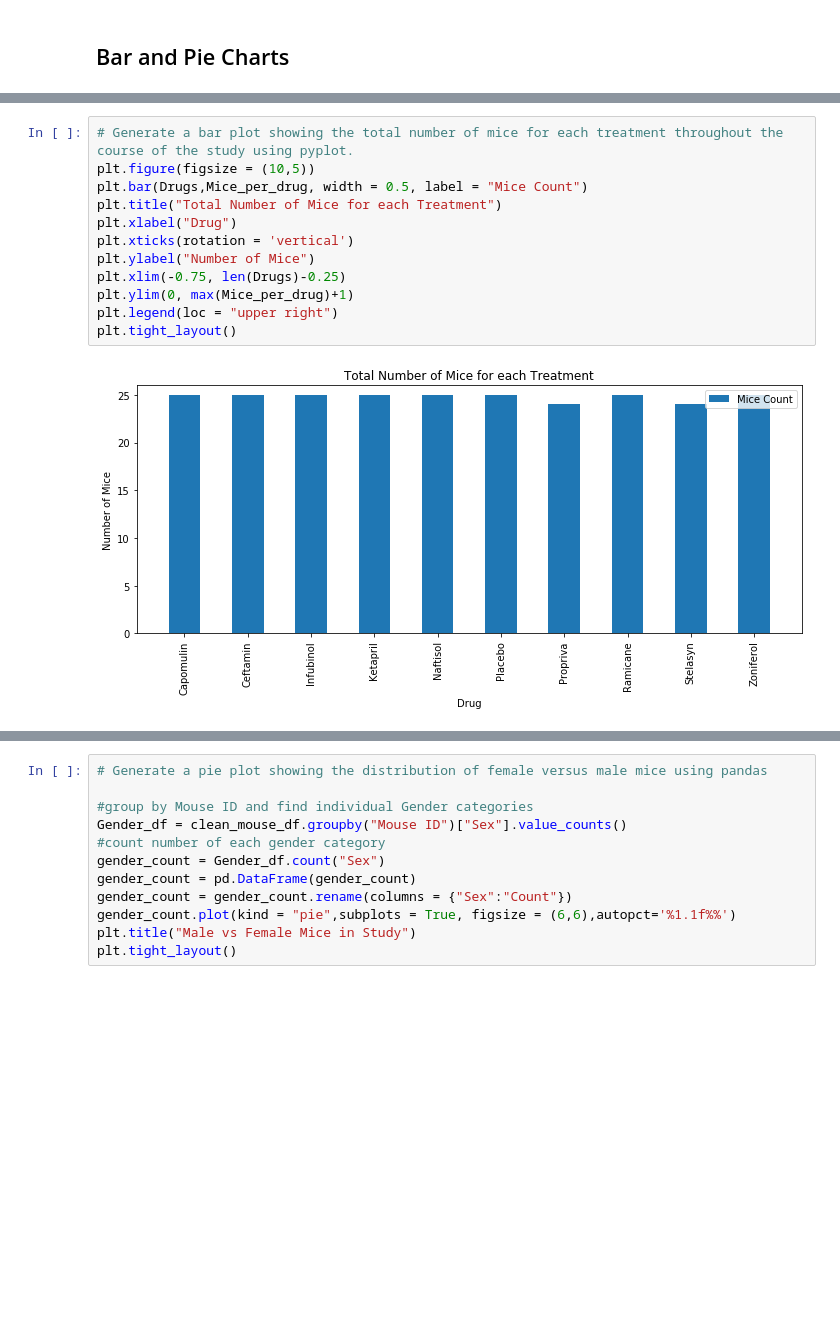
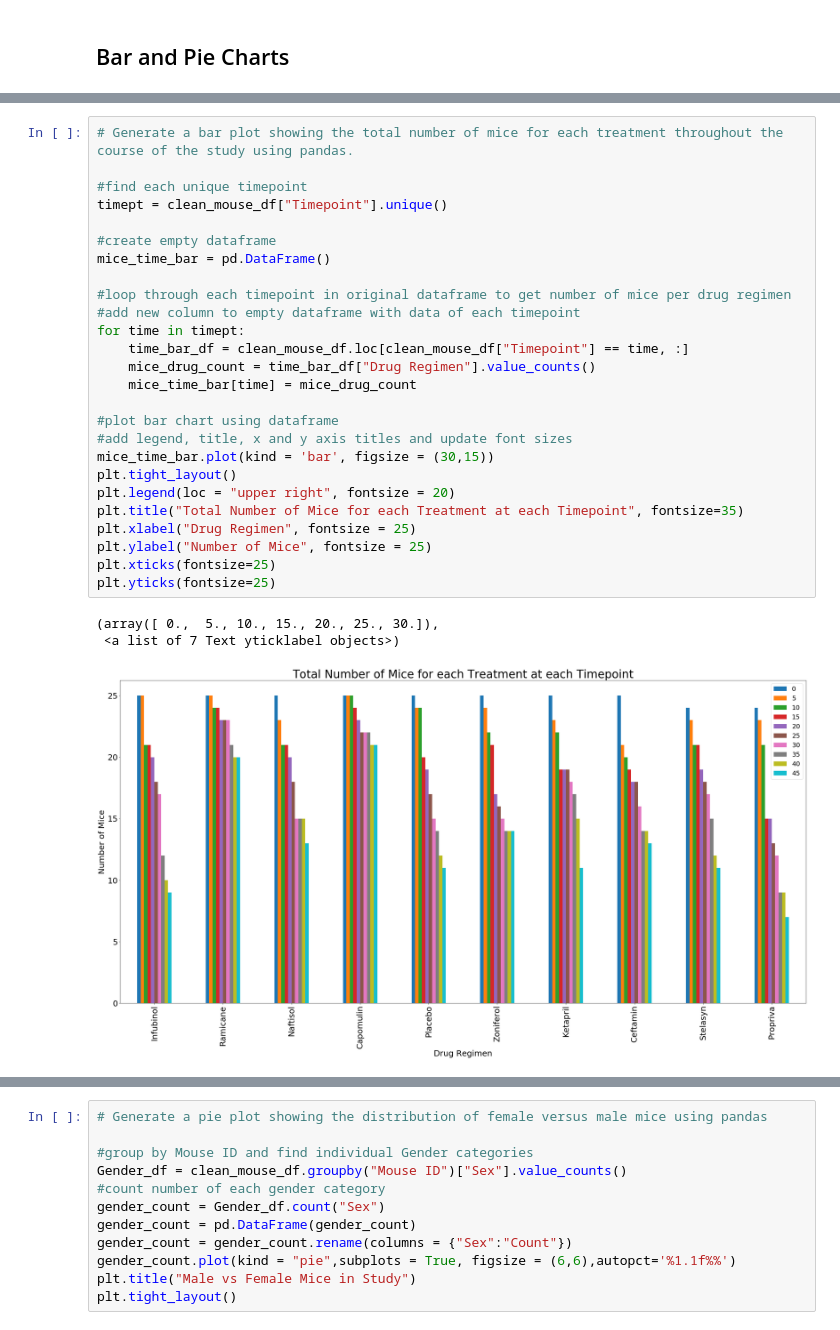
Before and after one commit to apizzo1/matplotlib-challenge, a Jupyter notebook: pymaceuticals_AP.ipynb, the cells around one changed output, grey strips where cells are left out. Saved outputs shown, nothing was run; the diff lists cells and outputs as text; blank space fills up the shorter version.

```diff
--- a/pymaceuticals_AP.ipynb
+++ b/pymaceuticals_AP.ipynb
@@ -229,14 +181,30 @@ Text(66.25, 0.5, 'Number of Mice')
-# %%
-# Generate a bar plot showing the total number of mice for each treatment throughout the course of the study using pyplot.
-plt.figure(figsize = (10,5))
-plt.bar(Drugs,Mice_per_drug, width = 0.5, label = "Mice Count")
-plt.title("Total Number of Mice for each Treatment")
-plt.xlabel("Drug")
-plt.xticks(rotation = 'vertical')
-plt.ylabel("Number of Mice")
-plt.xlim(-0.75, len(Drugs)-0.25)
-plt.ylim(0, max(Mice_per_drug)+1)
-plt.legend(loc = "upper right")
-plt.tight_layout()
-# %% [output]
-[figure, removed]
+# %%
+# Generate a bar plot showing the total number of mice for each treatment throughout the course of the study using pandas.
+
+#find each unique timepoint
+timept = clean_mouse_df["Timepoint"].unique()
+
+#create empty dataframe
+mice_time_bar = pd.DataFrame()
+
+#loop through each timepoint in original dataframe to get number of mice per drug regimen
+#add new column to empty dataframe with data of each timepoint
+for time in timept:
+    time_bar_df = clean_mouse_df.loc[clean_mouse_df["Timepoint"] == time, :]
+    mice_drug_count = time_bar_df["Drug Regimen"].value_counts()
+    mice_time_bar[time] = mice_drug_count
+
+#plot bar chart using dataframe
+#add legend, title, x and y axis titles and update font sizes
+mice_time_bar.plot(kind = 'bar', figsize = (30,15))
+plt.tight_layout()
+plt.legend(loc = "upper right", fontsize = 20)
+plt.title("Total Number of Mice for each Treatment at each Timepoint", fontsize=35)
+plt.xlabel("Drug Regimen", fontsize = 25)
+plt.ylabel("Number of Mice", fontsize = 25)
+plt.xticks(fontsize=25)
+plt.yticks(fontsize=25)
+# %% [output]
+(array([ 0.,  5., 10., 15., 20., 25., 30.]),
+ <a list of 7 Text yticklabel objects>)
+[figure, added]
```
Also changed, not shown: parts of 6 cells of this notebook.
